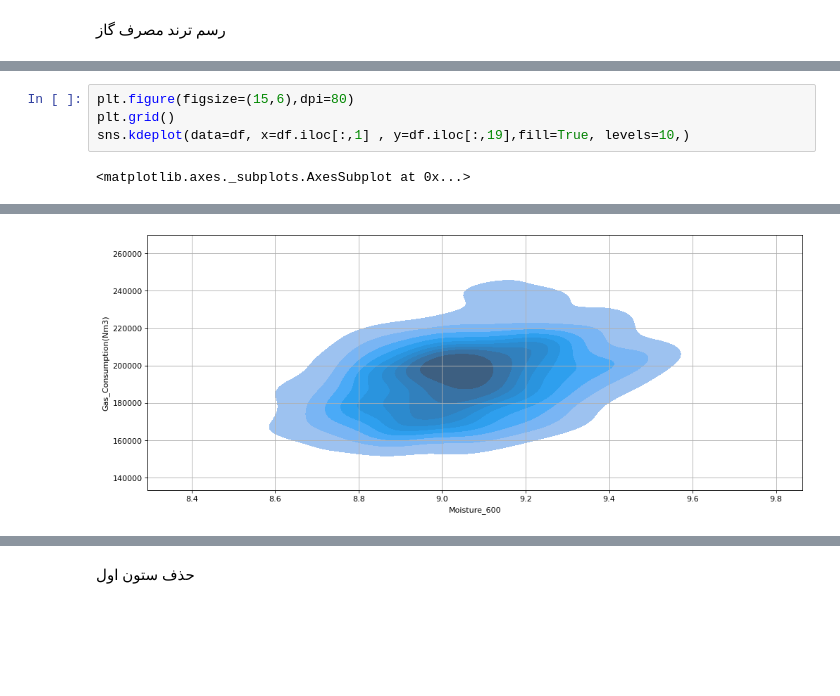
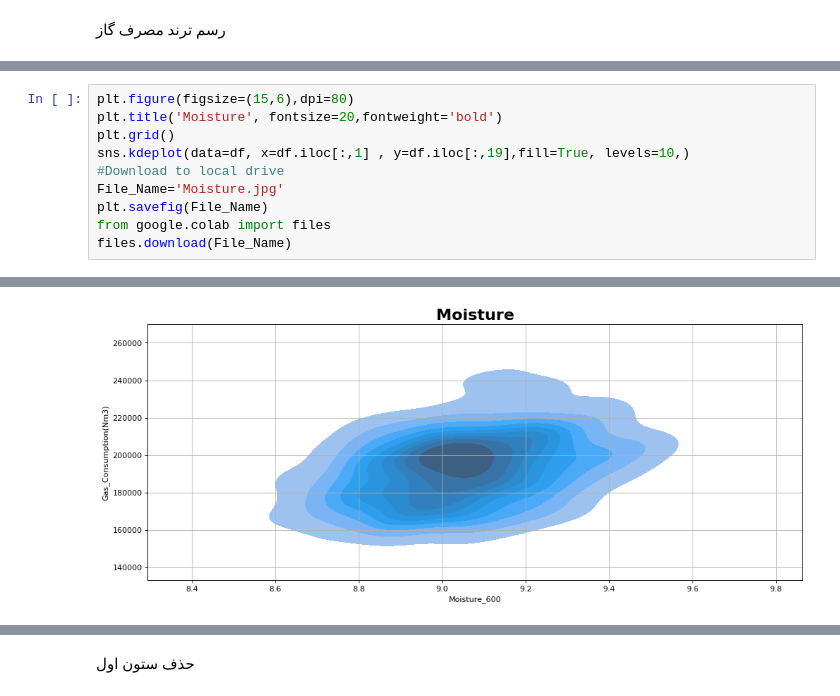
Before and after one commit to heidaralavi/Gas-Prj, a Jupyter notebook: Gas_Visualization.ipynb, the cells around one changed output, grey strips where cells are left out. Saved outputs shown, nothing was run; the diff lists cells and outputs as text; blank space fills up the shorter version.

```diff
--- a/Gas_Visualization.ipynb
+++ b/Gas_Visualization.ipynb
@@ -75,6 +95,11 @@ sns.kdeplot(df.iloc[:,6], shade=True , color='g')
 # %%
 plt.figure(figsize=(15,6),dpi=80)
+plt.title('Moisture', fontsize=20,fontweight='bold')
 plt.grid()
 sns.kdeplot(data=df, x=df.iloc[:,1] , y=df.iloc[:,19],fill=True, levels=10,)
+#Download to local drive
+File_Name='Moisture.jpg'
+plt.savefig(File_Name)
+from google.colab import files
+files.download(File_Name)
 # %% [output]
-<matplotlib.axes._subplots.AxesSubplot at 0x...>
@@ -81,3 +108,3 @@ sns.kdeplot(data=df, x=df.iloc[:,1] , y=df.iloc[:,19],fill=True, levels=10,)
-[figure, old version]
+[figure, new version]
 # %%
 plt.figure(figsize=(15,6),dpi=80)
```
Also changed, not shown: parts of 58 cells of this notebook.
